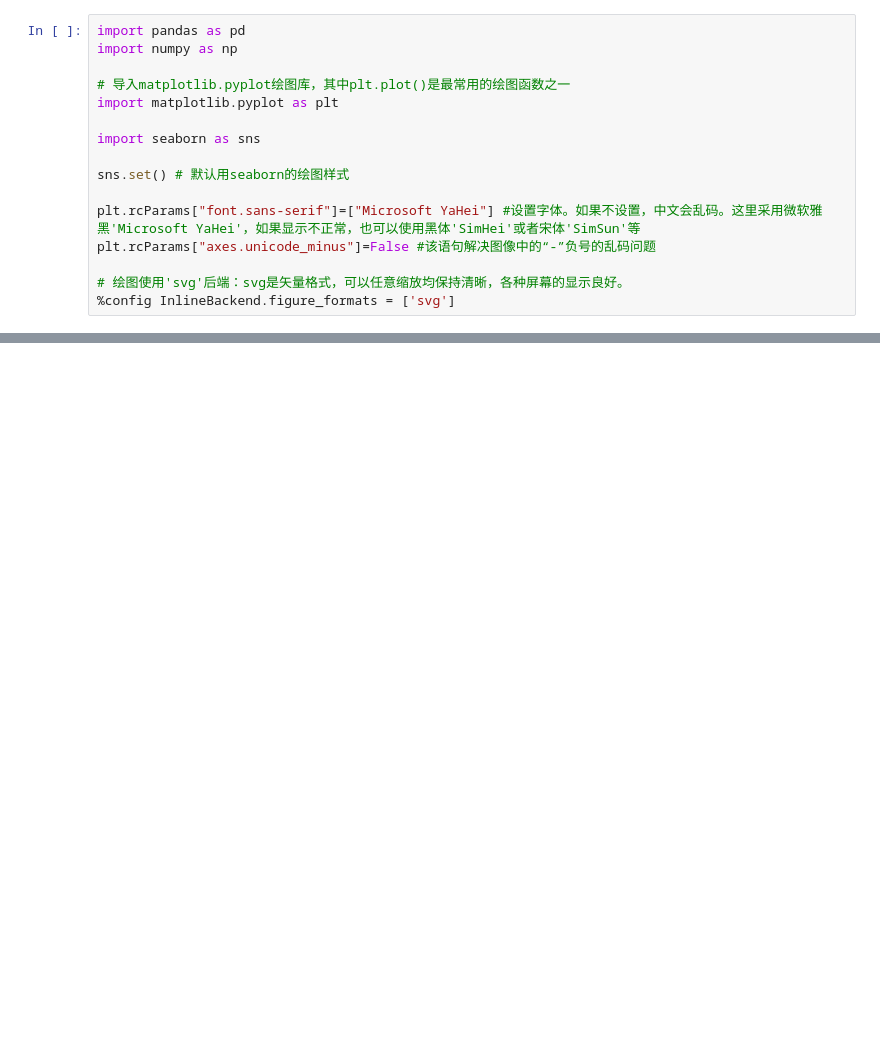
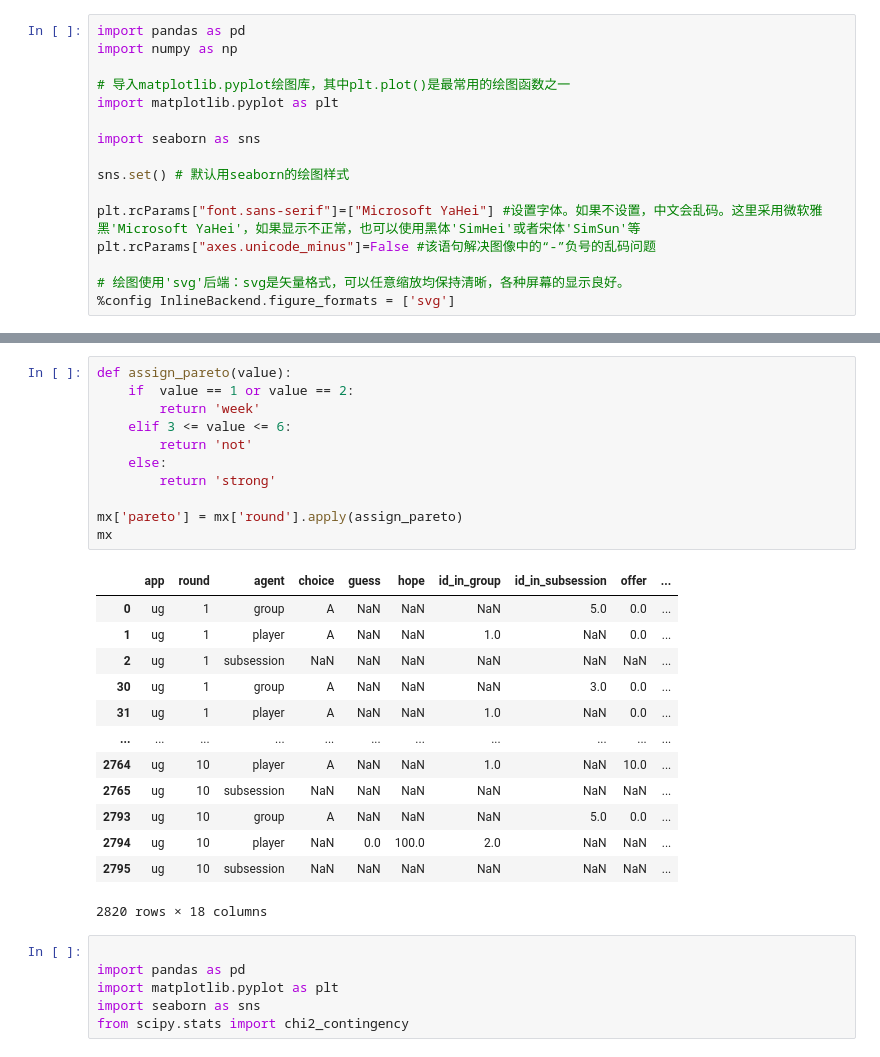
Before and after one commit to itsaquestion/otree5_common_prosperity_2, a Jupyter notebook: 数据分析.ipynb, the cells around one changed output, grey strips where cells are left out. Saved outputs shown, nothing was run; the diff lists cells and outputs as text; blank space fills up the shorter version.

```diff
--- a/数据分析.ipynb
+++ b/数据分析.ipynb
@@ -312,0 +163,31 @@ df
+# %%
+def assign_pareto(value):
+    if  value == 1 or value == 2:
+        return 'week'
+    elif 3 <= value <= 6:
+        return 'not'
+    else:
+        return 'strong'
+
+mx['pareto'] = mx['round'].apply(assign_pareto)
+mx
+# %% [output]
+|  | app | round | agent | choice | guess | hope | id_in_group | id_in_subsession | offer | ... |
+| 0 | ug | 1 | group | A | NaN | NaN | NaN | 5.0 | 0.0 | ... |
+| 1 | ug | 1 | player | A | NaN | NaN | 1.0 | NaN | 0.0 | ... |
+| 2 | ug | 1 | subsession | NaN | NaN | NaN | NaN | NaN | NaN | ... |
+| 30 | ug | 1 | group | A | NaN | NaN | NaN | 3.0 | 0.0 | ... |
+| 31 | ug | 1 | player | A | NaN | NaN | 1.0 | NaN | 0.0 | ... |
+| ... | ... | ... | ... | ... | ... | ... | ... | ... | ... | ... |
+| 2764 | ug | 10 | player | A | NaN | NaN | 1.0 | NaN | 10.0 | ... |
+| 2765 | ug | 10 | subsession | NaN | NaN | NaN | NaN | NaN | NaN | ... |
+| 2793 | ug | 10 | group | A | NaN | NaN | NaN | 5.0 | 0.0 | ... |
+| 2794 | ug | 10 | player | NaN | 0.0 | 100.0 | 2.0 | NaN | NaN | ... |
+| 2795 | ug | 10 | subsession | NaN | NaN | NaN | NaN | NaN | NaN | ... |
+2820 rows × 18 columns
+# %%
+
+import pandas as pd
+import matplotlib.pyplot as plt
+import seaborn as sns
+from scipy.stats import chi2_contingency
```
Also changed, not shown: parts of 41 cells of this notebook, 2 other files.
